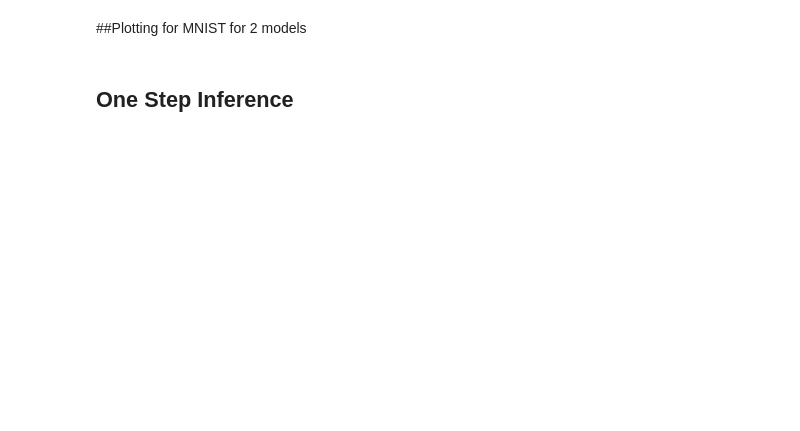
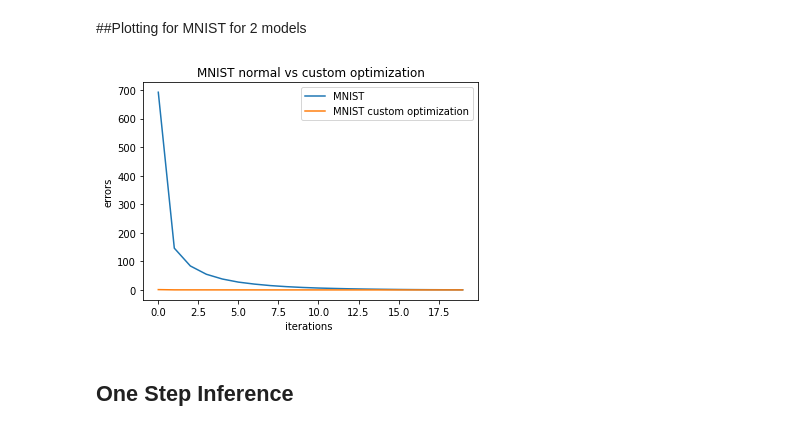
Before and after one commit to thejasvi204/IST597_spring22, a Jupyter notebook: assignment00100/IST597_MLP_tfv5097_assignment03_mnist.ipynb, the cells around one changed output. Drawn from its saved outputs; the diff is of its cells as text; code cells hidden in the pictures; blank space fills up the shorter version.

```diff
--- a/assignment00100/IST597_MLP_tfv5097_assignment03_mnist.ipynb
+++ b/assignment00100/IST597_MLP_tfv5097_assignment03_mnist.ipynb
@@ -505,14 +523,16 @@ print('\nTotal time taken (in seconds): {:.2f}'.format(time_taken))
 # %%
 # Plot learning curve (with errors)
 
 errors= np.squeeze(mce_mnist_train)
 errors_opt = np.squeeze(mce_mnist_train_cust)
-plt.plot(iterations,errors,label ='MNIST')
-plt.plot(iterations,errors_opt,label ='MNIST custom optimization')
+plt.plot(errors,label ='MNIST')
+plt.plot(errors_opt,label ='MNIST custom optimization')
 plt.ylabel('errors')
 plt.xlabel('iterations ')
 plt.title("MNIST normal vs custom optimization")
 plt.legend()
 plt.show()
+# %% [output]
+[figure, added]
 # %% [markdown]
 ## One Step Inference
```
Also changed, not shown: parts of 6 cells of this notebook.
